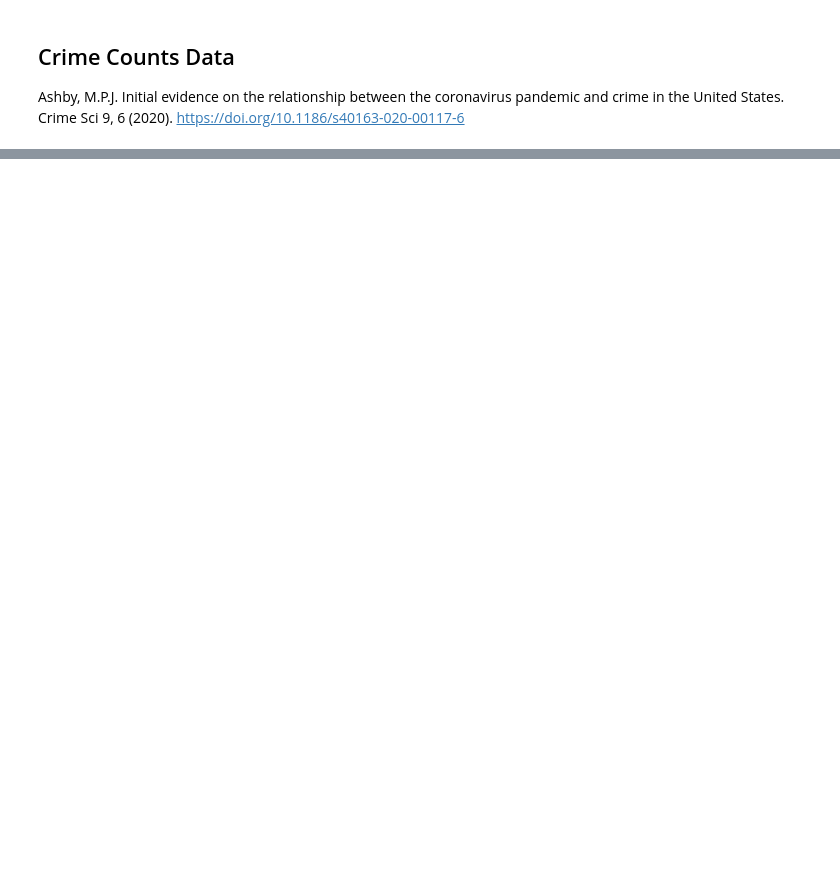
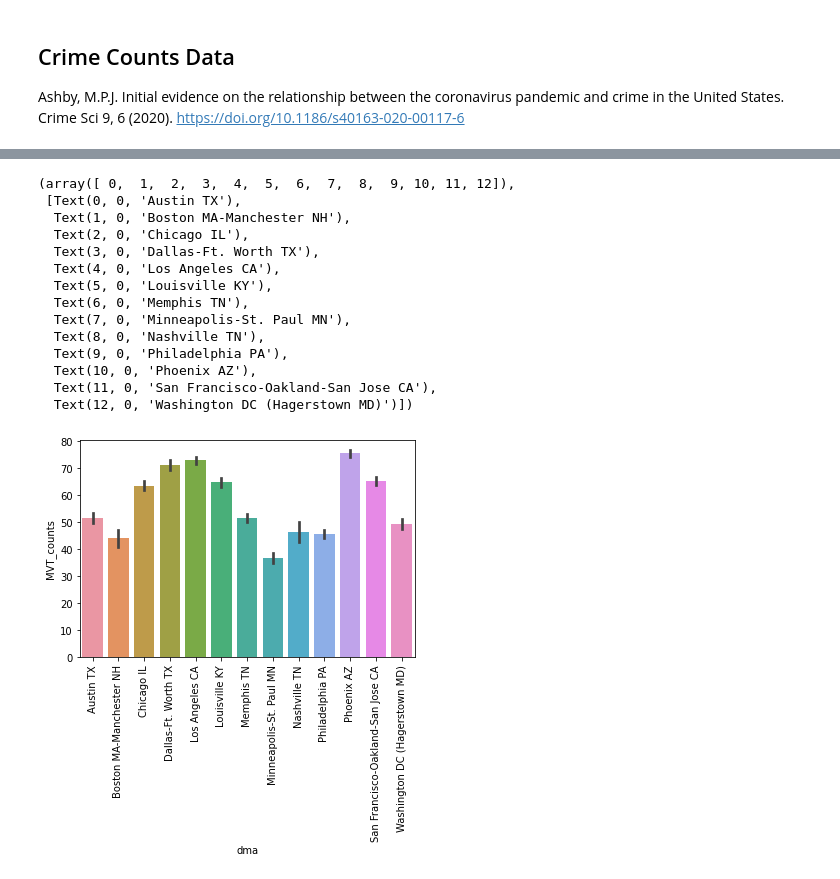
Before and after one commit to Yu-Hsuan-Liu/GT-MVT-Weekly-City, a Jupyter notebook: Combine_files_and_rescale.ipynb, the cells around one changed output, grey strips where cells are left out. Cells and saved outputs as stored; diff of their text form; code cells hidden in the pictures; blank space fills up the shorter version.

```diff
--- a/Combine_files_and_rescale.ipynb
+++ b/Combine_files_and_rescale.ipynb
@@ -186,0 +323,21 @@ df4
+# %%
+#final_data.groupby('dma').mean()
+
+sns.barplot(data=final_data, x="dma", y='MVT_counts')
+plt.xticks(rotation=90)
+# %% [output]
+(array([ 0,  1,  2,  3,  4,  5,  6,  7,  8,  9, 10, 11, 12]),
+ [Text(0, 0, 'Austin TX'),
+  Text(1, 0, 'Boston MA-Manchester NH'),
+  Text(2, 0, 'Chicago IL'),
+  Text(3, 0, 'Dallas-Ft. Worth TX'),
+  Text(4, 0, 'Los Angeles CA'),
+  Text(5, 0, 'Louisville KY'),
+  Text(6, 0, 'Memphis TN'),
+  Text(7, 0, 'Minneapolis-St. Paul MN'),
+  Text(8, 0, 'Nashville TN'),
+  Text(9, 0, 'Philadelphia PA'),
+  Text(10, 0, 'Phoenix AZ'),
+  Text(11, 0, 'San Francisco-Oakland-San Jose CA'),
+  Text(12, 0, 'Washington DC (Hagerstown MD)')])
+[figure, added]
```
Also changed, not shown: parts of 118 cells of this notebook, 5 other files.
